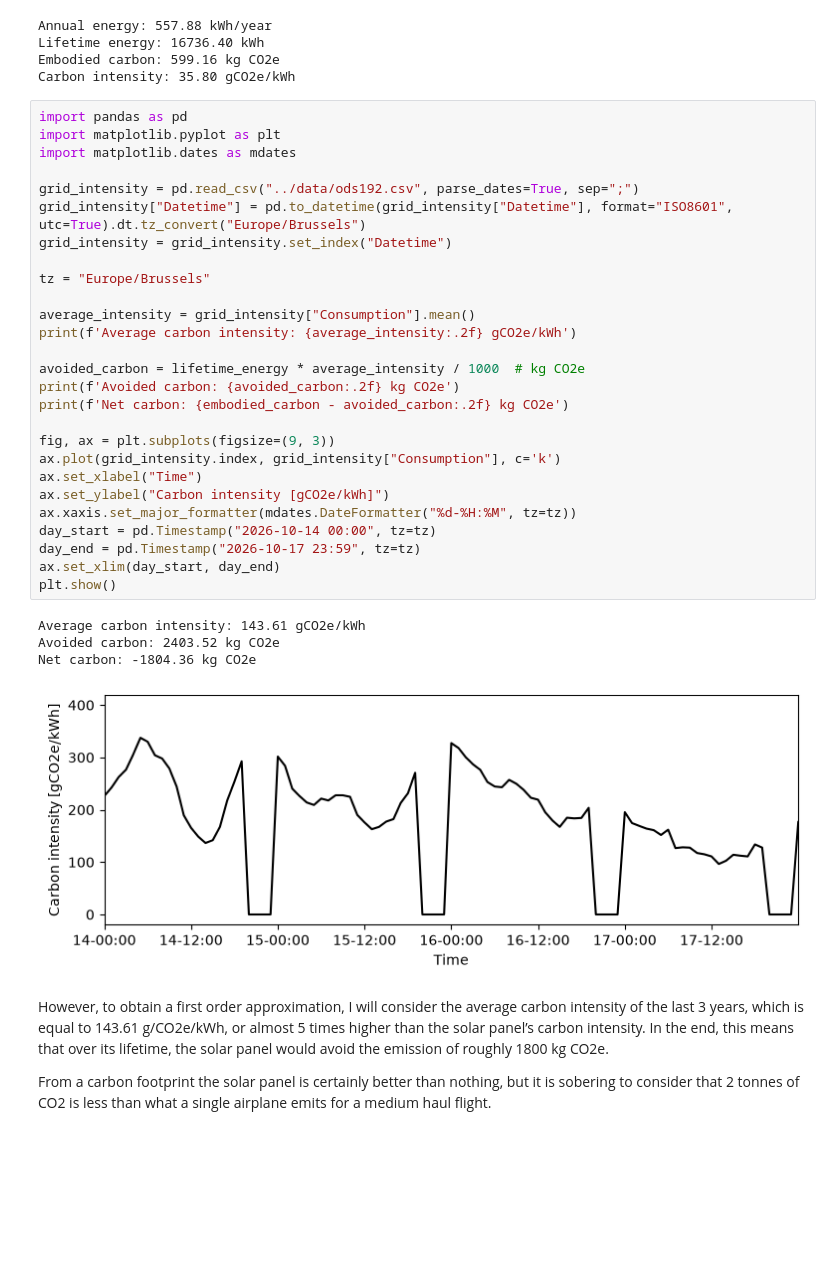
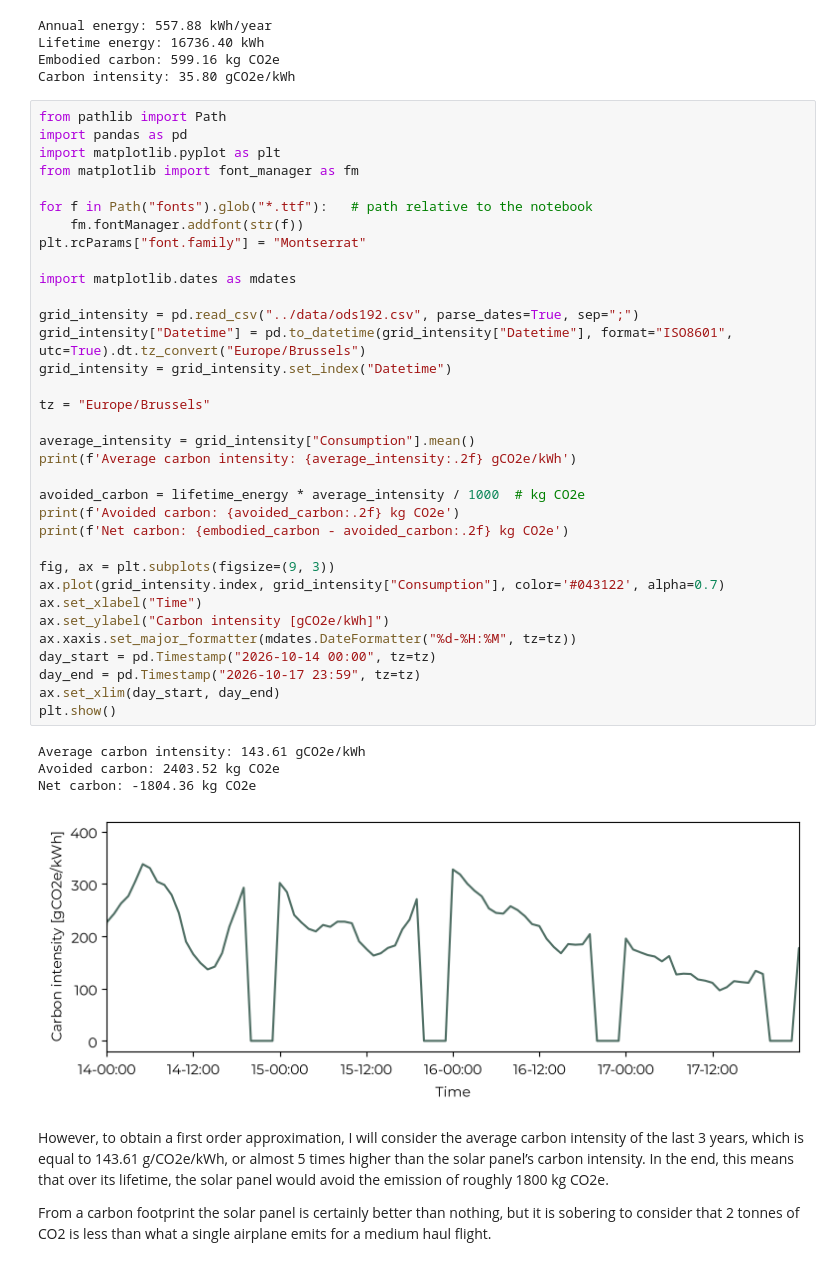
Before and after one commit to albertoprocacci/ders-in-brussels, a Jupyter notebook: _sources/03_balcony-lca.ipynb, the cells around one changed output. Saved outputs shown, nothing was run; the diff lists cells and outputs as text; blank space fills up the shorter version.

```diff
--- a/_sources/03_balcony-lca.ipynb
+++ b/_sources/03_balcony-lca.ipynb
@@ -21,37 +25,44 @@ Lifetime energy: 16736.40 kWh
 Embodied carbon: 599.16 kg CO2e
 Carbon intensity: 35.80 gCO2e/kWh
 # %%
+from pathlib import Path
 import pandas as pd
 import matplotlib.pyplot as plt
+from matplotlib import font_manager as fm
+
+for f in Path("fonts").glob("*.ttf"):   # path relative to the notebook
+    fm.fontManager.addfont(str(f))
+plt.rcParams["font.family"] = "Montserrat"
+
 import matplotlib.dates as mdates
 
 grid_intensity = pd.read_csv("../data/ods192.csv", parse_dates=True, sep=";")
 grid_intensity["Datetime"] = pd.to_datetime(grid_intensity["Datetime"], format="ISO8601", utc=True).dt.tz_convert("Europe/Brussels")
 grid_intensity = grid_intensity.set_index("Datetime")
 
 tz = "Europe/Brussels"
 
 average_intensity = grid_intensity["Consumption"].mean()
 print(f'Average carbon intensity: {average_intensity:.2f} gCO2e/kWh')
 
 avoided_carbon = lifetime_energy * average_intensity / 1000  # kg CO2e
 print(f'Avoided carbon: {avoided_carbon:.2f} kg CO2e')
 print(f'Net carbon: {embodied_carbon - avoided_carbon:.2f} kg CO2e')
 
 fig, ax = plt.subplots(figsize=(9, 3))
-ax.plot(grid_intensity.index, grid_intensity["Consumption"], c='k')
+ax.plot(grid_intensity.index, grid_intensity["Consumption"], color='#043122', alpha=0.7)
 ax.set_xlabel("Time")
 ax.set_ylabel("Carbon intensity [gCO2e/kWh]")
 ax.xaxis.set_major_formatter(mdates.DateFormatter("%d-%H:%M", tz=tz))
 day_start = pd.Timestamp("2026-10-14 00:00", tz=tz)
 day_end = pd.Timestamp("2026-10-17 23:59", tz=tz)
 ax.set_xlim(day_start, day_end)
 plt.show()
 # %% [output]
 Average carbon intensity: 143.61 gCO2e/kWh
 Avoided carbon: 2403.52 kg CO2e
 Net carbon: -1804.36 kg CO2e
-[figure, old version]
+[figure, new version]
 # %% [markdown]
 However, to obtain a first order approximation, I will consider the average carbon intensity of the last 3 years, which is equal to 143.61 g/CO2e/kWh, or almost 5 times higher than the solar panel’s carbon intensity. In the end, this means that over its lifetime, the solar panel would avoid the emission of roughly 1800 kg CO2e.
 
```
Also changed, not shown: parts of 1 cell of this notebook, 42 other files.
